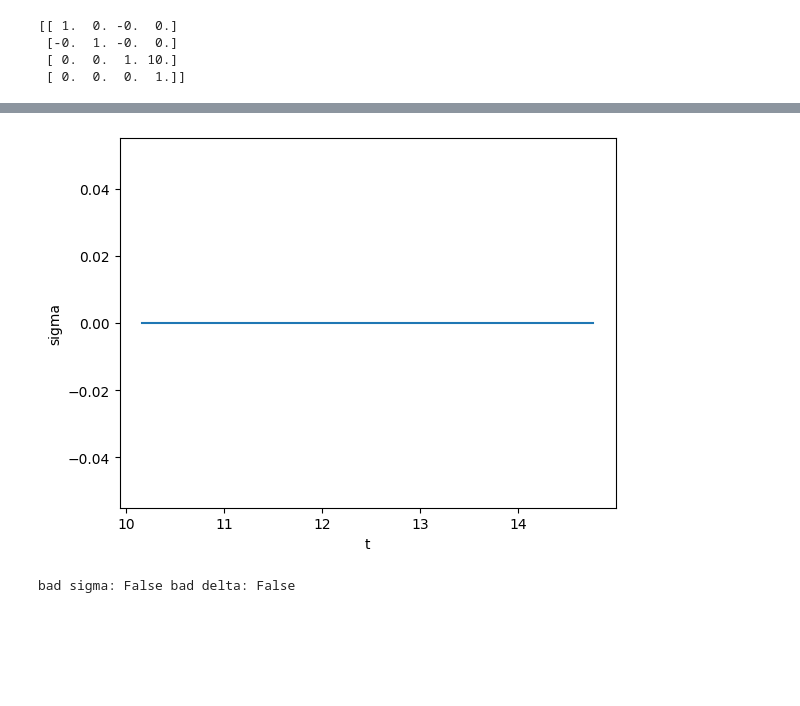
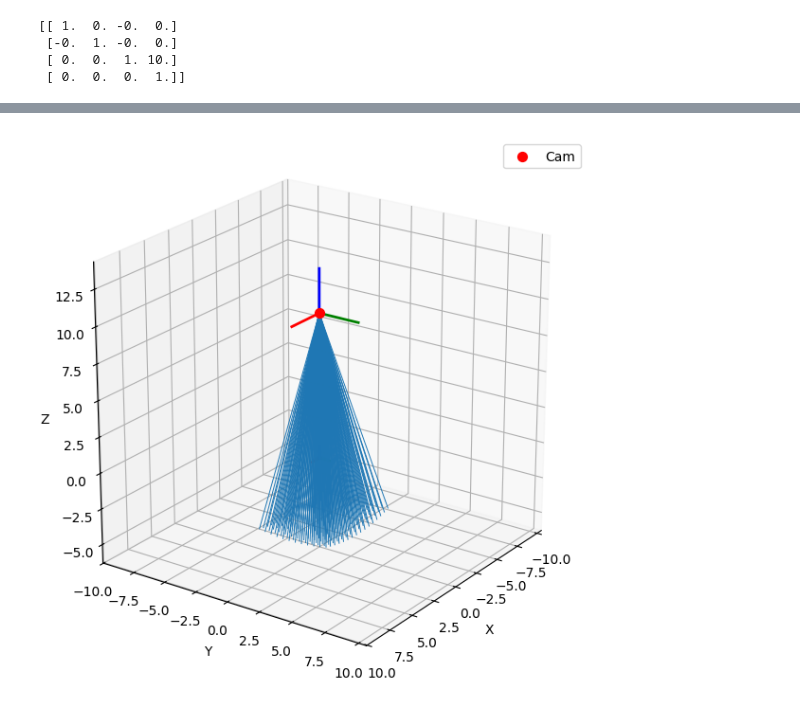
Before and after one commit to WikiGenius/nerf-lab, a Jupyter notebook: examples/demo_world.ipynb, the cells around one changed output, grey strips where cells are left out. Drawn from its saved outputs; the diff is of its cells as text; code cells hidden in the pictures; blank space fills up the shorter version.

```diff
--- a/examples/demo_world.ipynb
+++ b/examples/demo_world.ipynb
@@ -115,15 +78,4 @@ plt.show()
-# %%
-plt.plot(t[1000], np.clip(sigma[10000], 0, 1000))
-plt.xlabel("t")
-plt.ylabel("sigma")
-plt.show()
-# %% [output]
-[figure, removed]
-# %%
-# Debug once
-
-bad_sigma = ~np.isfinite(sigma)
-bad_delta = ~np.isfinite(delta)
-print("bad sigma:", bad_sigma.any(), "bad delta:", bad_delta.any())
-# %% [output]
-bad sigma: False bad delta: False
+# %%
+cam.plot_rays()
+# %% [output]
+[figure, added]
```
Also changed, not shown: parts of 6 cells of this notebook, 12 other files.
